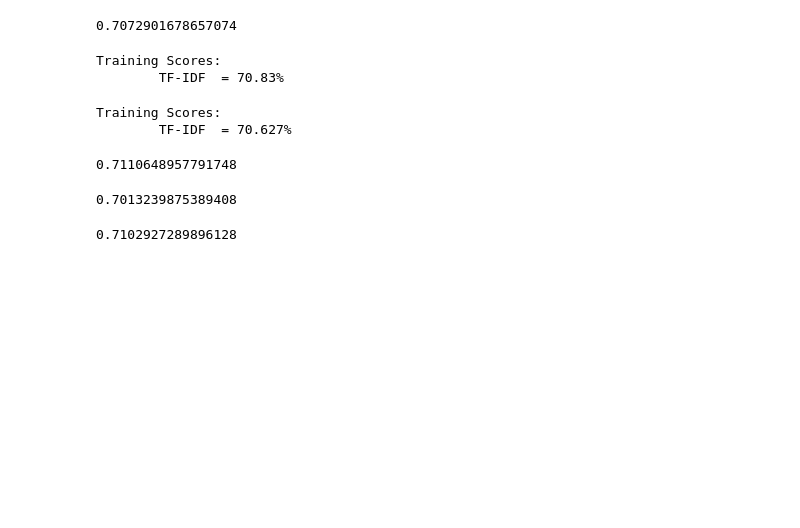
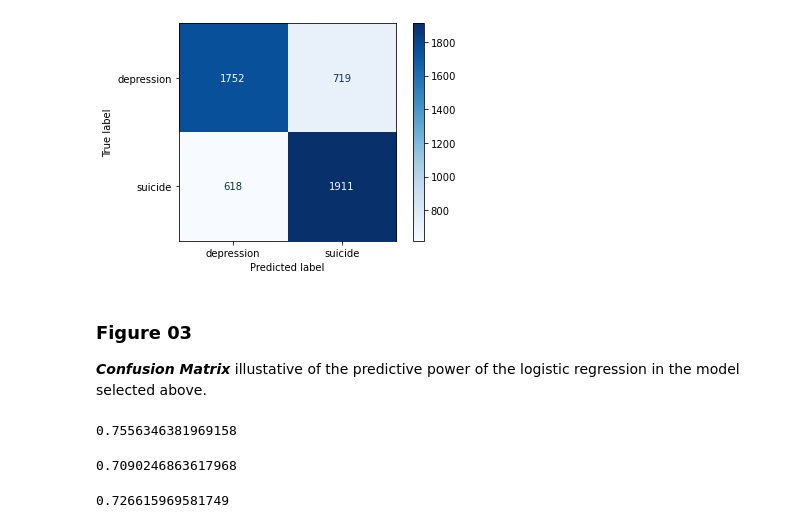
Before and after one commit to aascode/Discerning-Suicidal-Ideation-From-the-Language-of-Depression, a Jupyter notebook: code/04_Notebook_Model_Tuning.ipynb, the cells around one changed output. Drawn from its saved outputs; the diff is of its cells as text; code cells hidden in the pictures; blank space fills up the shorter version.

```diff
--- a/code/04_Notebook_Model_Tuning.ipynb
+++ b/code/04_Notebook_Model_Tuning.ipynb
@@ -21,3 +71,10 @@ y = subreddits['subreddit']
+# %%
+# To streamline process of stop word identification a random subset of the data, more manageable in size, is introduced here
+a = list(np.sort(np.random.choice(list(subreddits.index), size=20000)))
+subreddits_a = subreddits.loc[a,['submission_text','subreddit']]
+
+X = subreddits_a['submission_text']
+y = subreddits_a['subreddit']
 # %%
 # Redefine training and testing sets.
 X_train, X_test, y_train, y_test = train_test_split(X,
@@ -67,3 +83,0 @@ gs_tvec = GridSearchCV(pipe_tvec,
-# %%
-# Fit GridSearch to training data.
-gs_tvec.fit(X_train, y_train)
@@ -81,6 +83,0 @@ GridSearchCV(cv=5,
-# %%
-# Transform the train corpus
-X_train = gs_tvec.transform(X_train)
-
-# Transform test corpus
-X_test = gs_tvec.transform(X_test)
@@ -96,0 +155,19 @@ gs_tvec.best_params_
+# %%
+# Pipeline Set-Up:
+logreg_pipe = Pipeline([('cvec', CountVectorizer(max_features=8000, ngram_range=(1,2),stop_words = 'english')), # Stage 1. Count Vectorizer (Transformer)
+                        ('logreg',   LogisticRegression(C=10, n_jobs=-2, random_state=86))  # Stage 2. Logistic Regression (Estimator)
+                       ])
+
+# Hyperparameter Search:
+logreg_pipe_params = {'logreg__C': (np.logspace(-5, 1, 5))}
+
+# Instantiate GridSearchCV object
+logreg_gs = GridSearchCV(logreg_pipe, # estimator in pipeline object
+                  logreg_pipe_params,
+                  cv = 5, # Five-fold cross validation
+                  n_jobs = -2, #
+                  verbose = 2 #
+                 )
+
+# Fit the GridSearchCV object to the data.
+logreg_gs.fit(X_train, y_train);
@@ -99,41 +242,31 @@ gs_tvec.cv_results_;
-# %%
-# Score model on training set.
-gs_tvec.best_score_
-# %% [output]
-0.7072901678657074
-# %%
-# Training scores of Model
-tvec_train_score = gs_tvec.score(X_train, y_train)
-print(f'Training Scores:\n\tTF-IDF  = {round(tvec_train_score*100,3)}%')
-# %% [output]
-Training Scores:
-        TF-IDF  = 70.83%
-# %%
-# Test scores of Model
-tvec_test_score = gs_tvec.score(X_test, y_test)
-#\n\tCount-V = {round(cvec_train_score*100,3)}%
-print(f'Training Scores:\n\tTF-IDF  = {round(tvec_test_score*100,3)}%')
-# %% [output]
-Training Scores:
-        TF-IDF  = 70.627%
 # %%
 # Get predictions
-preds_tvec = gs_tvec.predict(X_test)
+logreg_preds = logreg_gs.predict(X_test)
 
 # Save confusion matrix values
-tn, fp, fn, tp = confusion_matrix(y_test, preds_tvec).ravel()
+tn, fp, fn, tp = confusion_matrix(y_test, logreg_preds).ravel()
+
+# View confusion matrix
+plot_confusion_matrix(logreg_gs, X_test, y_test, cmap='Blues', values_format='d',
+                     display_labels=['depression','suicide']);
+# %% [output]
+[figure, added]
+# %% [markdown]
+### Figure 03
+
+***Confusion Matrix***  illustative of the predictive power of the logistic regression in the model selected above.
 # %%
-# Calculate the sensitivity
+# Calculate the sensitivity (recall)
 print(tp / (tp + fn))
 # %% [output]
-0.7110648957791748
+0.7556346381969158
 # %%
 # Calculate the specificity
 print(tn / (tn + fp))
 # %% [output]
-0.7013239875389408
+0.7090246863617968
 # %%
 # Calculate the precision
 print(tp/ (tp+fp))
 # %% [output]
-0.7102927289896128
+0.726615969581749
```
Also changed, not shown: parts of 34 cells of this notebook, 15 other files.
